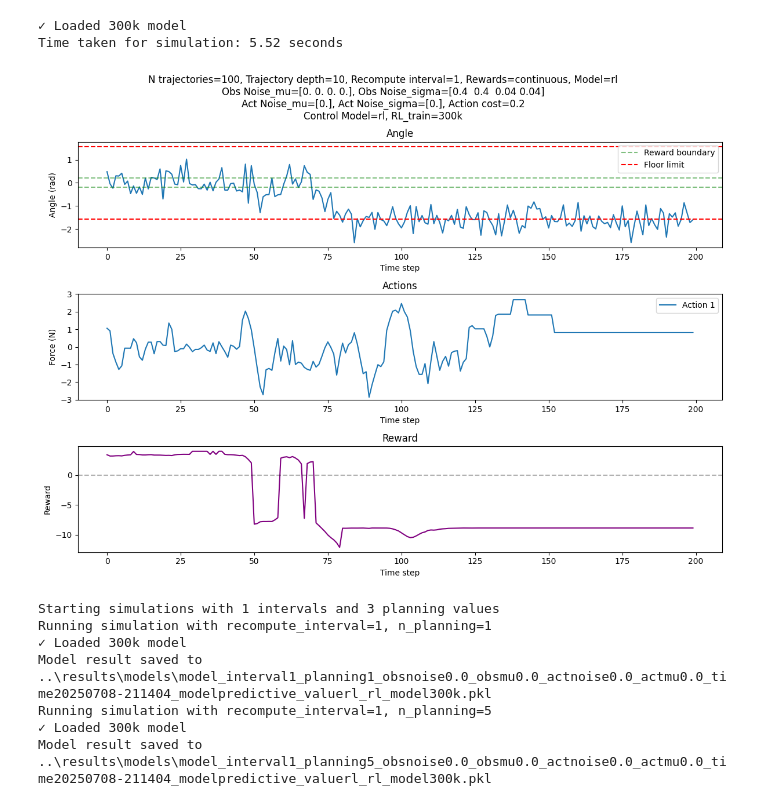
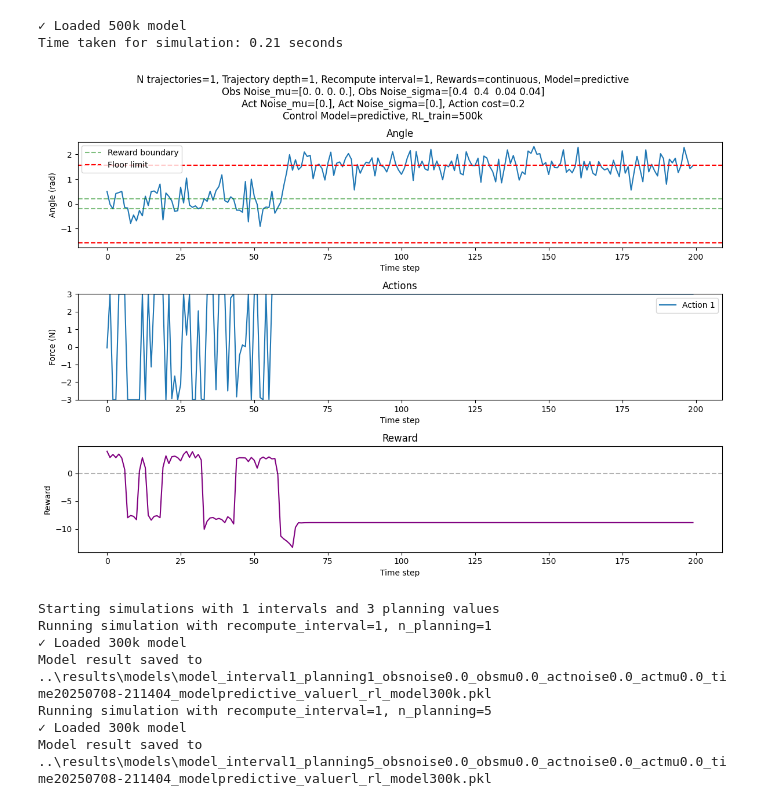
Before and after one commit to jtbuch/mpc_dojo, a Jupyter notebook: cartpole/notebooks/MujocoCartpoleSimulations.ipynb, the cells around one changed output. Saved outputs shown, nothing was run; the diff lists cells and outputs as text; code cells hidden in the pictures.

Commit message:
fix the predictive control with 1 planning width to be RL

```diff
--- a/cartpole/notebooks/MujocoCartpoleSimulations.ipynb
+++ b/cartpole/notebooks/MujocoCartpoleSimulations.ipynb
@@ -16,8 +16,8 @@ import time
 start_time = time.time()
 
 # Simulate the bird
-planning_width = 100 # how many trajectories to simulate
-n_planning = 10 # how deep the rolout of each trajectory is
+planning_width = 1 # how many trajectories to simulate
+n_planning = 1 # how deep the rolout of each trajectory is
 recompute_interval = 1
 n_episodes = 1
 time_steps = 200
@@ -27,9 +27,9 @@ obs_noise_sigma=np.array([0.4, 0.4, 0.04, 0.04]) # standard deviation of the noi
 act_noise_mu=np.array([0.0]) # mean of the noise added to the actions
 act_noise_sigma=np.array([0.0]) # standard deviation of the noise added to the actions
 action_cost = 0.2
-control_model = 'rl' # sampling method can be 'predictive' or 'random'
+control_model = 'predictive' # sampling method can be 'predictive' or 'random'
 value = 'rl' # value can be 'env' or 'rl' to use MuJoCo env or RL model
-rl_model = '300k' # name of the RL model to use, if applicable
+rl_model = '500k' # name of the RL model to use, if applicable
 
 bird = MPCShittyBird(n_actions = 10, planning_width=planning_width, n_planning=n_planning, reward_type=reward_type, action_cost=action_cost, control_model=control_model,value=value, rl_model=rl_model)
 
@@ -64,36 +64,36 @@ plt.subplot(3, 1, 1)  # Changed to 3 rows
 plt.plot(angle)
 plt.title('Angle')
 plt.xlabel('Time step')
 plt.ylabel('Angle (rad)')
 plt.axhline(y=-0.2, color='g', linestyle='--', alpha=0.5, label='Reward boundary')
 plt.axhline(y=0.2, color='g', linestyle='--', alpha=0.5)
 plt.axhline(y=-1.573, color='r', linestyle='--', label='Floor limit')
 plt.axhline(y=1.573, color='r', linestyle='--')
 plt.legend()
 
 # Plot the actions
 plt.subplot(3, 1, 2)  # Changed to 3 rows
 plt.plot(actions)
 plt.title('Actions')
 plt.xlabel('Time step')
 plt.ylabel('Force (N)')
 plt.ylim(-3, 3)
 plt.legend([f'Action {i+1}' for i in range(actions.shape[1])], loc='upper right')
 
 # Add reward subplot
 plt.subplot(3, 1, 3)
 plt.plot(reward, 'purple')
 plt.title('Reward')
 plt.xlabel('Time step')
 plt.ylabel('Reward')
 plt.axhline(y=0, color='k', linestyle='--', alpha=0.3)
 
 plt.tight_layout()
 plt.show()
 # %% [output]
-✓ Loaded 300k model
-Time taken for simulation: 5.52 seconds
+✓ Loaded 500k model
+Time taken for simulation: 0.21 seconds
-[figure, old version]
+[figure, new version]
 # %%
 single_sim_config = {
     'planning_width': 100,
```
Also changed, not shown: 3 other files.
